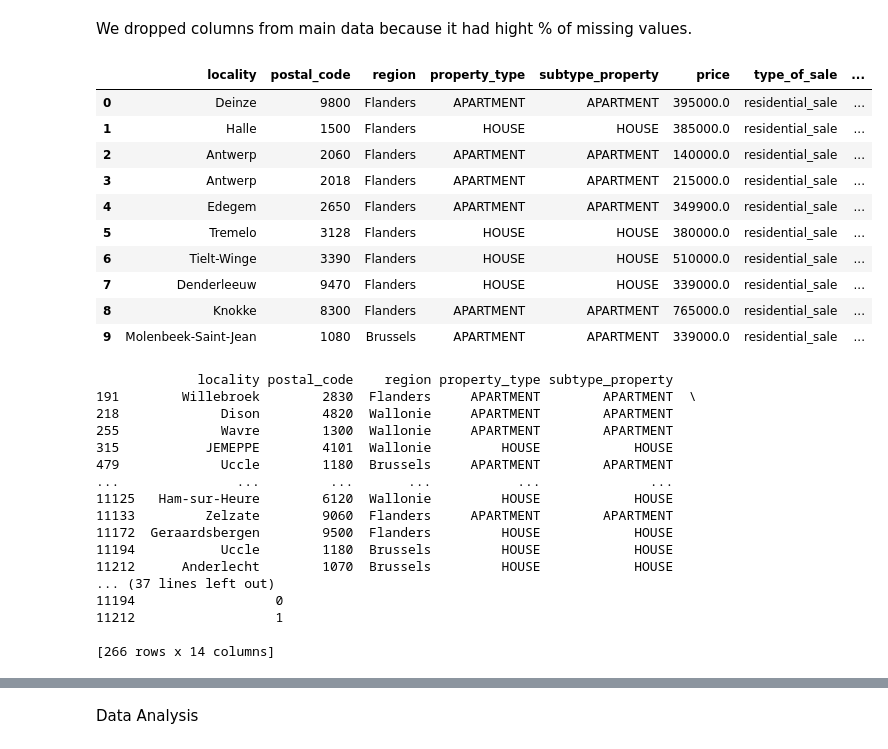
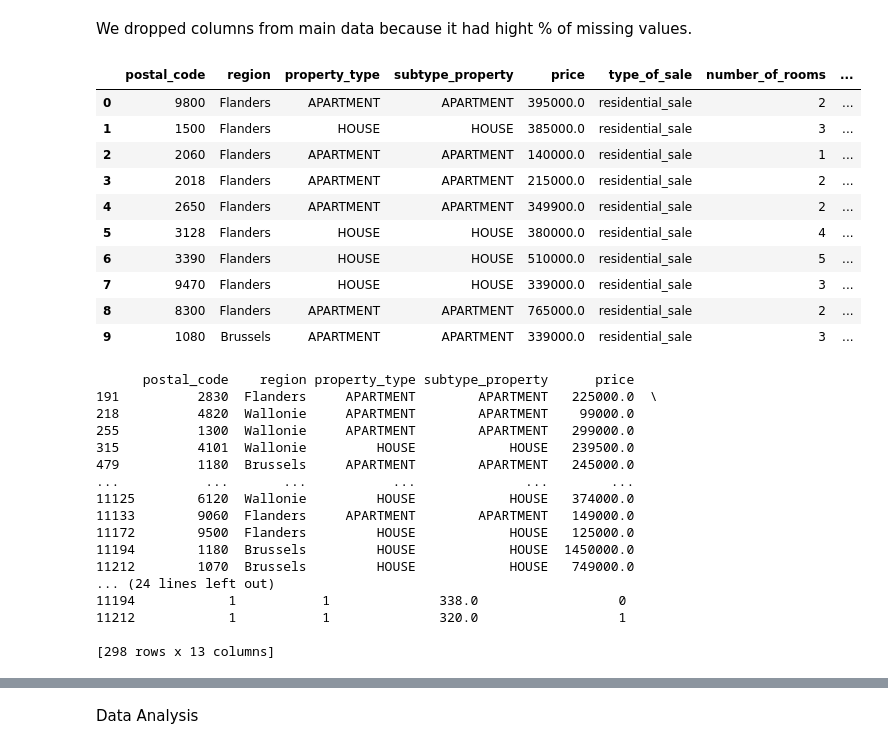
Before and after one commit to ChristosRaptis/challenge-data-analysis, a Jupyter notebook: data-analysis_clean.ipynb, the cells around one changed output, grey strips where cells are left out. Drawn from its saved outputs; the diff is of its cells as text; code cells hidden in the pictures.

Commit message:
New clean data without locality

```diff
--- a/data-analysis_clean.ipynb
+++ b/data-analysis_clean.ipynb
@@ -76,44 +76,44 @@ dtype: float64
 # %% [markdown]
 We dropped columns from main data because it had hight % of missing values.
 # %%
-drop_columns = ['contruction_year', 'living_area', 'kitchen_fully_equiped', 'terrace_area', 'garden_surface', 'plot_land_surface', 'number_of_facades', 'building_state']
+drop_columns = ['locality', 'contruction_year', 'living_area', 'kitchen_fully_equiped', 'terrace_area', 'garden_surface', 'plot_land_surface', 'number_of_facades', 'building_state']
 immo_dataset.drop(drop_columns , axis=1, inplace=True)
 immo_dataset.head(10)
 # %% [output]
-|  | locality | postal_code | region | property_type | subtype_property | price | type_of_sale | ... |
-| 0 | Deinze | 9800 | Flanders | APARTMENT | APARTMENT | 395000.0 | residential_sale | ... |
-| 1 | Halle | 1500 | Flanders | HOUSE | HOUSE | 385000.0 | residential_sale | ... |
-| 2 | Antwerp | 2060 | Flanders | APARTMENT | APARTMENT | 140000.0 | residential_sale | ... |
-| 3 | Antwerp | 2018 | Flanders | APARTMENT | APARTMENT | 215000.0 | residential_sale | ... |
-| 4 | Edegem | 2650 | Flanders | APARTMENT | APARTMENT | 349900.0 | residential_sale | ... |
-| 5 | Tremelo | 3128 | Flanders | HOUSE | HOUSE | 380000.0 | residential_sale | ... |
-| 6 | Tielt-Winge | 3390 | Flanders | HOUSE | HOUSE | 510000.0 | residential_sale | ... |
-| 7 | Denderleeuw | 9470 | Flanders | HOUSE | HOUSE | 339000.0 | residential_sale | ... |
-| 8 | Knokke | 8300 | Flanders | APARTMENT | APARTMENT | 765000.0 | residential_sale | ... |
-| 9 | Molenbeek-Saint-Jean | 1080 | Brussels | APARTMENT | APARTMENT | 339000.0 | residential_sale | ... |
+|  | postal_code | region | property_type | subtype_property | price | type_of_sale | number_of_rooms | ... |
+| 0 | 9800 | Flanders | APARTMENT | APARTMENT | 395000.0 | residential_sale | 2 | ... |
+| 1 | 1500 | Flanders | HOUSE | HOUSE | 385000.0 | residential_sale | 3 | ... |
+| 2 | 2060 | Flanders | APARTMENT | APARTMENT | 140000.0 | residential_sale | 1 | ... |
+| 3 | 2018 | Flanders | APARTMENT | APARTMENT | 215000.0 | residential_sale | 2 | ... |
+| 4 | 2650 | Flanders | APARTMENT | APARTMENT | 349900.0 | residential_sale | 2 | ... |
+| 5 | 3128 | Flanders | HOUSE | HOUSE | 380000.0 | residential_sale | 4 | ... |
+| 6 | 3390 | Flanders | HOUSE | HOUSE | 510000.0 | residential_sale | 5 | ... |
+| 7 | 9470 | Flanders | HOUSE | HOUSE | 339000.0 | residential_sale | 3 | ... |
+| 8 | 8300 | Flanders | APARTMENT | APARTMENT | 765000.0 | residential_sale | 2 | ... |
+| 9 | 1080 | Brussels | APARTMENT | APARTMENT | 339000.0 | residential_sale | 3 | ... |
 # %%
 duplicate_rows = immo_dataset.duplicated()
 duplicate_data = immo_dataset[duplicate_rows]
 
 print(duplicate_data)
 # %% [output]
-             locality postal_code    region property_type subtype_property
-191        Willebroek        2830  Flanders     APARTMENT        APARTMENT  \
-218             Dison        4820  Wallonie     APARTMENT        APARTMENT
-255             Wavre        1300  Wallonie     APARTMENT        APARTMENT
-315           JEMEPPE        4101  Wallonie         HOUSE            HOUSE
-479             Uccle        1180  Brussels     APARTMENT        APARTMENT
-...               ...         ...       ...           ...              ...
-11125   Ham-sur-Heure        6120  Wallonie         HOUSE            HOUSE
-11133         Zelzate        9060  Flanders     APARTMENT        APARTMENT
-11172  Geraardsbergen        9500  Flanders         HOUSE            HOUSE
-11194           Uccle        1180  Brussels         HOUSE            HOUSE
-11212      Anderlecht        1070  Brussels         HOUSE            HOUSE
-... (37 lines left out)
-11194                  0
-11212                  1
+      postal_code    region property_type subtype_property      price
+191          2830  Flanders     APARTMENT        APARTMENT   225000.0  \
+218          4820  Wallonie     APARTMENT        APARTMENT    99000.0
+255          1300  Wallonie     APARTMENT        APARTMENT   299000.0
+315          4101  Wallonie         HOUSE            HOUSE   239500.0
+479          1180  Brussels     APARTMENT        APARTMENT   245000.0
+...           ...       ...           ...              ...        ...
+11125        6120  Wallonie         HOUSE            HOUSE   374000.0
+11133        9060  Flanders     APARTMENT        APARTMENT   149000.0
+11172        9500  Flanders         HOUSE            HOUSE   125000.0
+11194        1180  Brussels         HOUSE            HOUSE  1450000.0
+11212        1070  Brussels         HOUSE            HOUSE   749000.0
+... (24 lines left out)
+11194            1           1              338.0                  0
+11212            1           1              320.0                  1
 
-[266 rows x 14 columns]
+[298 rows x 13 columns]
 # %%
 immo_dataset.drop_duplicates(inplace=True)
 immo_dataset.to_csv('immo_clean1.csv')
```
Also changed, not shown: parts of 9 cells of this notebook, 1 other file.
